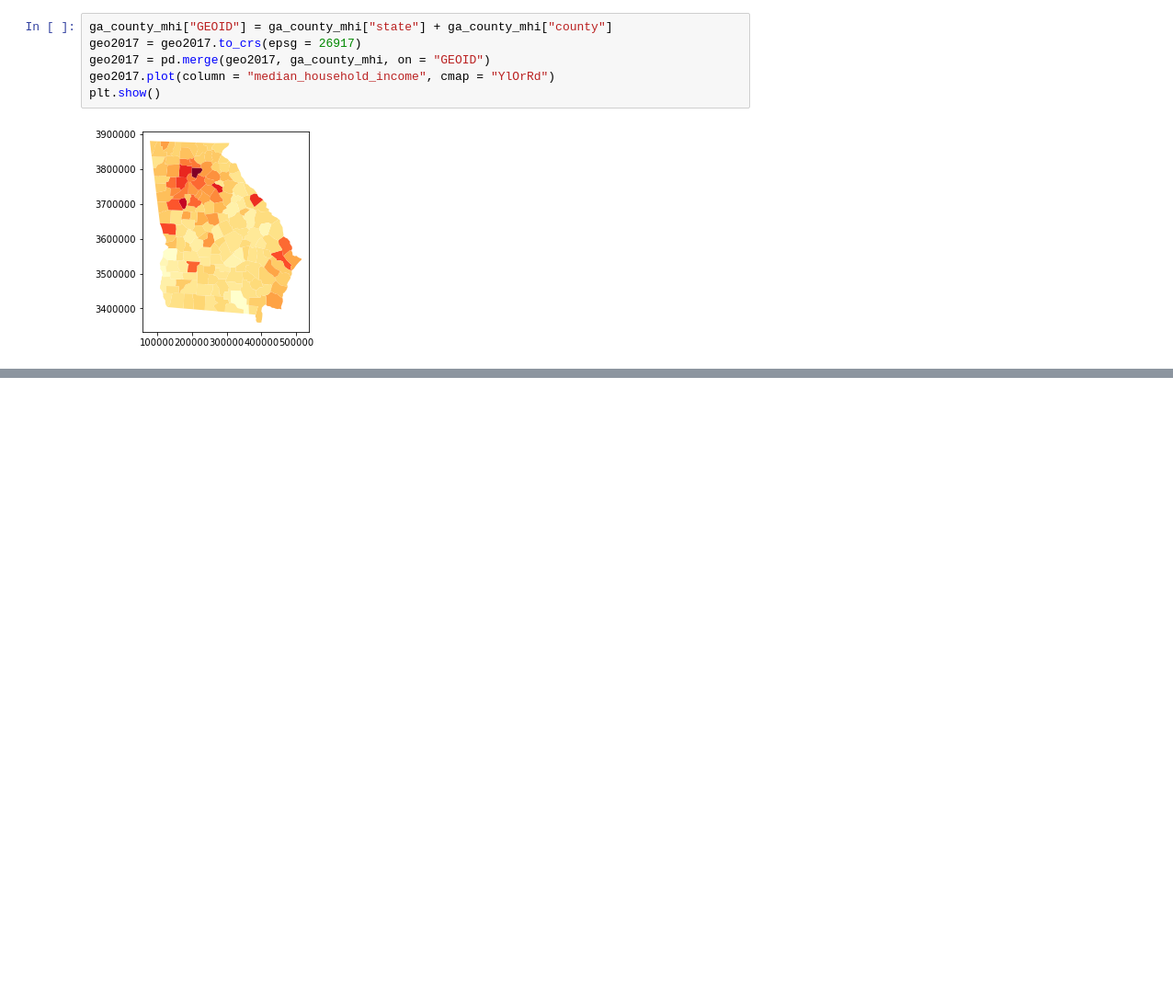
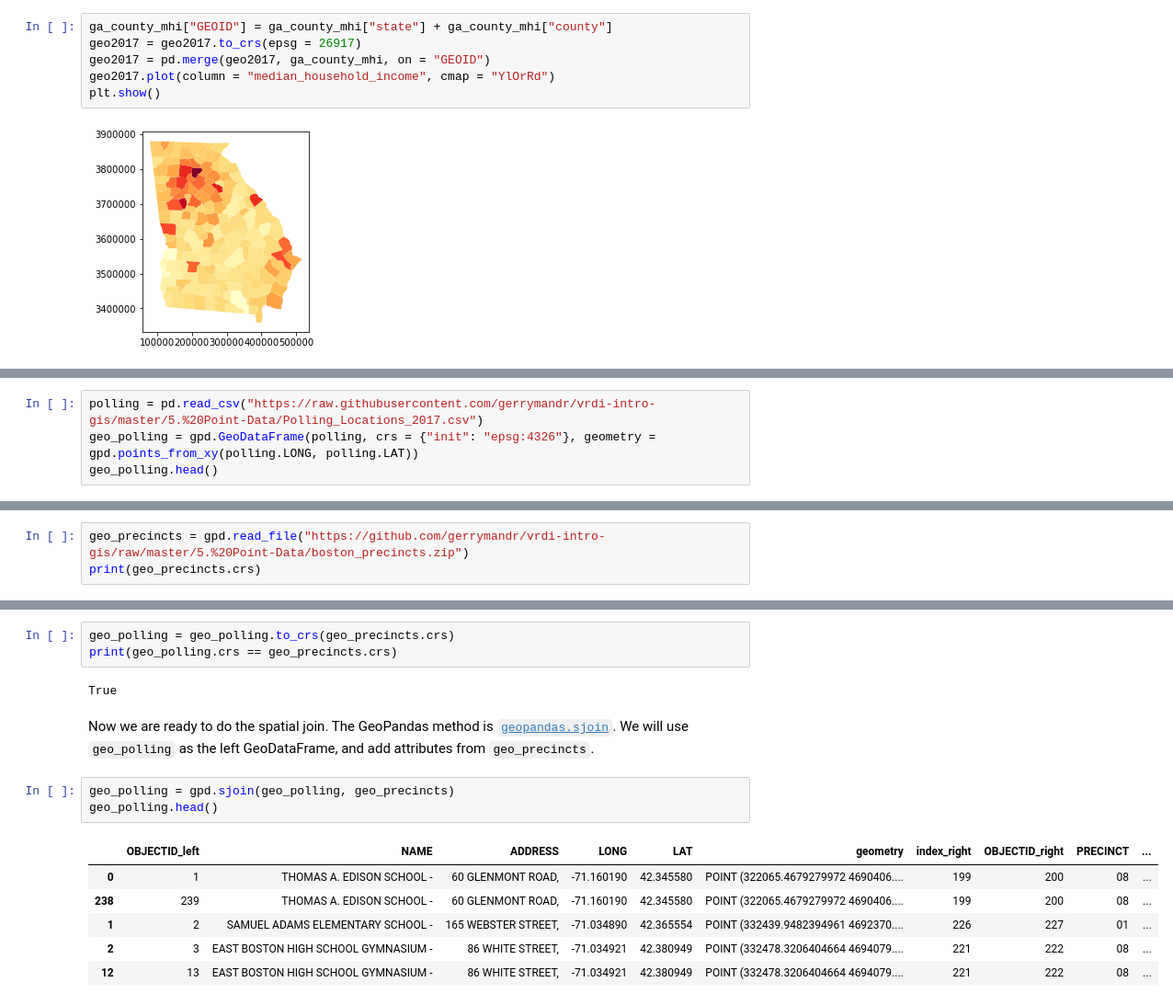
Before and after one commit to vrdi/Intro_Notebooks, a Jupyter notebook: join_intro.ipynb, the cells around one changed output, grey strips where cells are left out. Shown: that part at 92% size. Drawn from its saved outputs; the diff is of its cells as text; blank space fills up the shorter version.

Commit message:
Added spatial join instructions to Join Intro Workshop.

```diff
--- a/join_intro.ipynb
+++ b/join_intro.ipynb
@@ -216,0 +227,4 @@ You must pay attention to the **vintage** (data year) of Census products. Census
+# %%
+polling = pd.read_csv("https://raw.githubusercontent.com/gerrymandr/vrdi-intro-gis/master/5.%20Point-Data/Polling_Locations_2017.csv")
+geo_polling = gpd.GeoDataFrame(polling, crs = {"init": "epsg:4326"}, geometry = gpd.points_from_xy(polling.LONG, polling.LAT))
+geo_polling.head()
@@ -216,0 +240,3 @@ You must pay attention to the **vintage** (data year) of Census products. Census
+# %%
+geo_precincts = gpd.read_file("https://github.com/gerrymandr/vrdi-intro-gis/raw/master/5.%20Point-Data/boston_precincts.zip")
+print(geo_precincts.crs)
@@ -216,0 +249,17 @@ You must pay attention to the **vintage** (data year) of Census products. Census
+# %%
+geo_polling = geo_polling.to_crs(geo_precincts.crs)
+print(geo_polling.crs == geo_precincts.crs)
+# %% [output]
+True
+# %% [markdown]
+Now we are ready to do the spatial join. The GeoPandas method is [`geopandas.sjoin`](http://geopandas.org/reference/geopandas.sjoin.html#geopandas.sjoin). We will use `geo_polling` as the left GeoDataFrame, and add attributes from `geo_precincts`.
+# %%
+geo_polling = gpd.sjoin(geo_polling, geo_precincts)
+geo_polling.head()
+# %% [output]
+|  | OBJECTID_left | NAME | ADDRESS | LONG | LAT | geometry | index_right | OBJECTID_right | PRECINCT | ... |
+| 0 | 1 | THOMAS A. EDISON SCHOOL - | 60 GLENMONT ROAD, | -71.160190 | 42.345580 | POINT (322065.4679279972 4690406.... | 199 | 200 | 08 | ... |
+| 238 | 239 | THOMAS A. EDISON SCHOOL - | 60 GLENMONT ROAD, | -71.160190 | 42.345580 | POINT (322065.4679279972 4690406.... | 199 | 200 | 08 | ... |
+| 1 | 2 | SAMUEL ADAMS ELEMENTARY SCHOOL - | 165 WEBSTER STREET, | -71.034890 | 42.365554 | POINT (332439.9482394961 4692370.... | 226 | 227 | 01 | ... |
+| 2 | 3 | EAST BOSTON HIGH SCHOOL GYMNASIUM - | 86 WHITE STREET, | -71.034921 | 42.380949 | POINT (332478.3206404664 4694079.... | 221 | 222 | 08 | ... |
+| 12 | 13 | EAST BOSTON HIGH SCHOOL GYMNASIUM - | 86 WHITE STREET, | -71.034921 | 42.380949 | POINT (332478.3206404664 4694079.... | 221 | 222 | 08 | ... |
```
Also changed, not shown: parts of 8 cells of this notebook, 1 other file.
